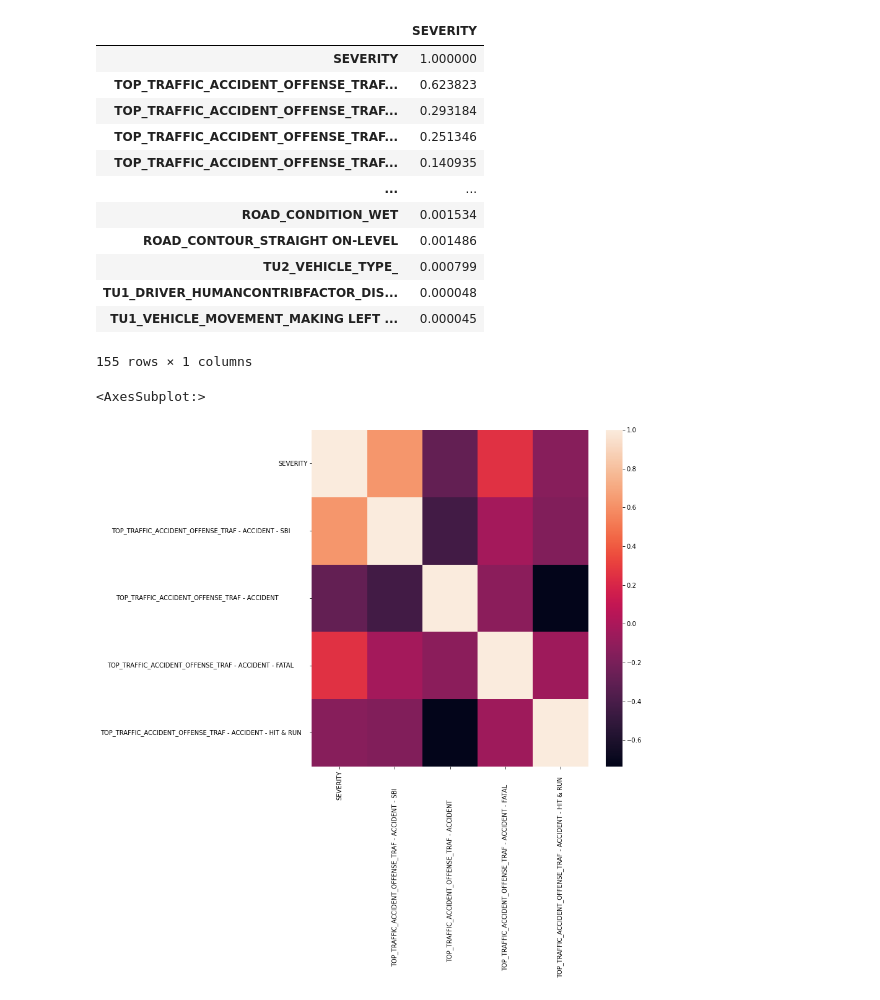
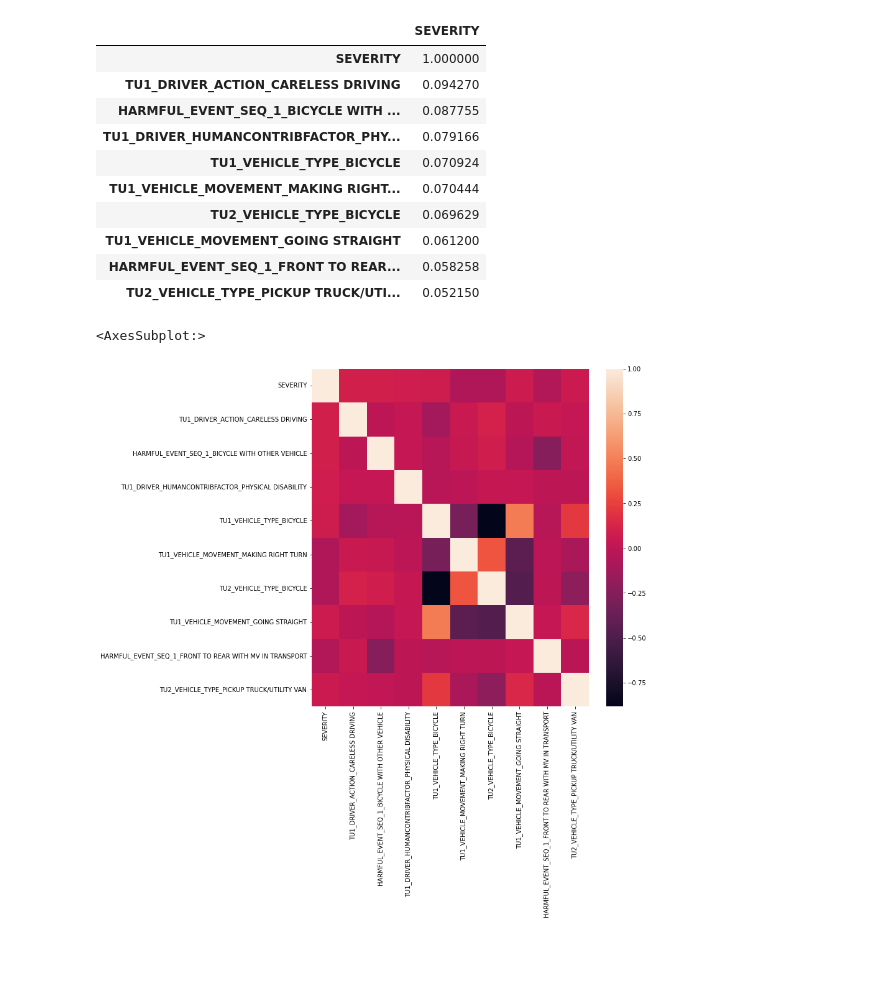
Before and after one commit to JEdelstein25/big-data-final-cyclands, a Jupyter notebook: data/exploratory.ipynb, the cells around one changed output. Cells and saved outputs as stored; diff of their text form; code cells hidden in the pictures; blank space fills up the shorter version.

```diff
--- a/data/exploratory.ipynb
+++ b/data/exploratory.ipynb
@@ -17,27 +18,24 @@ df = denver_cleaning()
 # %%
 # correlations between sale price and other fields
 df_corr = abs(df.corr()).sort_values(by='SEVERITY', ascending=False)[['SEVERITY']]
 # a new dataframe including only the relevant predictors
-df_small = df[df_corr[df_corr['SEVERITY']>0.1].index.tolist()]
-df_small
+df_small = df[df_corr[df_corr['SEVERITY']>0.05].index.tolist()]
 #df_w_lanes = df_small.loc[df_small['LANE_CNT'] != 'NaN']
 #df_no_lanes = df_small.drop('LANE_CNT', axis=1)
 df = df_small.dropna(axis=0)
 df_corr
 # %% [output]
 |  | SEVERITY |
 | SEVERITY | 1.000000 |
-| TOP_TRAFFIC_ACCIDENT_OFFENSE_TRAF... | 0.623823 |
-| TOP_TRAFFIC_ACCIDENT_OFFENSE_TRAF... | 0.293184 |
-| TOP_TRAFFIC_ACCIDENT_OFFENSE_TRAF... | 0.251346 |
-| TOP_TRAFFIC_ACCIDENT_OFFENSE_TRAF... | 0.140935 |
-| ... | ... |
-| ROAD_CONDITION_WET | 0.001534 |
-| ROAD_CONTOUR_STRAIGHT ON-LEVEL | 0.001486 |
-| TU2_VEHICLE_TYPE_ | 0.000799 |
-| TU1_DRIVER_HUMANCONTRIBFACTOR_DIS... | 0.000048 |
-| TU1_VEHICLE_MOVEMENT_MAKING LEFT ... | 0.000045 |
+| TU1_DRIVER_ACTION_CARELESS DRIVING | 0.094270 |
+| HARMFUL_EVENT_SEQ_1_BICYCLE WITH ... | 0.087755 |
+| TU1_DRIVER_HUMANCONTRIBFACTOR_PHY... | 0.079166 |
+| TU1_VEHICLE_TYPE_BICYCLE | 0.070924 |
+| TU1_VEHICLE_MOVEMENT_MAKING RIGHT... | 0.070444 |
+| TU2_VEHICLE_TYPE_BICYCLE | 0.069629 |
+| TU1_VEHICLE_MOVEMENT_GOING STRAIGHT | 0.061200 |
+| HARMFUL_EVENT_SEQ_1_FRONT TO REAR... | 0.058258 |
+| TU2_VEHICLE_TYPE_PICKUP TRUCK/UTI... | 0.052150 |
-155 rows × 1 columns
 # %%
 from sklearn.model_selection import train_test_split
 y = df['SEVERITY']
@@ -52,7 +48,7 @@ fig, ax = plt.subplots(figsize=(10,10))
 sns.heatmap(df.abs().corr())
 # %% [output]
 <AxesSubplot:>
-[figure, old version]
+[figure, new version]
 # %%
 sns.displot(y_test, kde=True)
 #stats.probplot(y_train, plot=plt)
```
Also changed, not shown: parts of 8 cells of this notebook, 4 other files.
